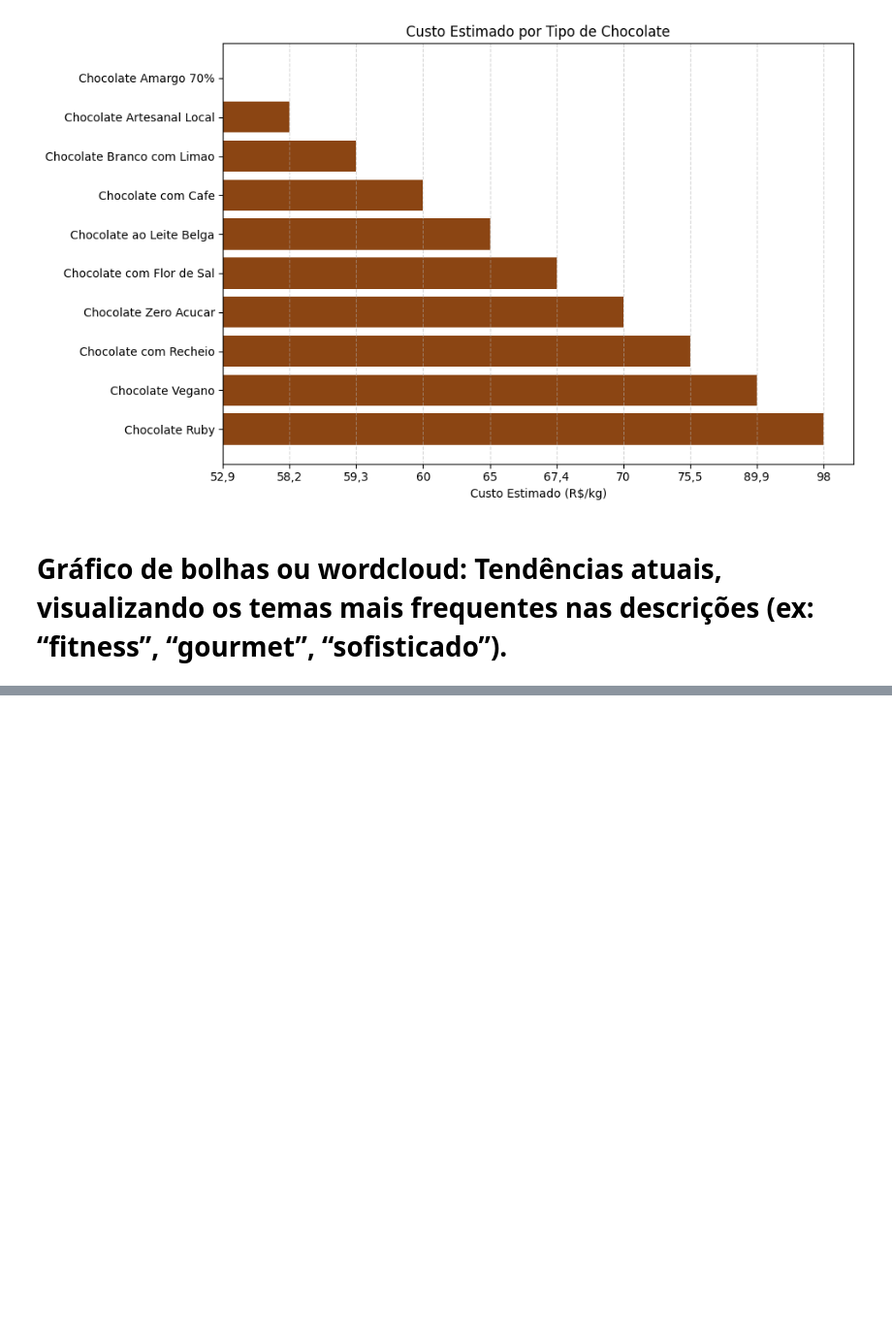
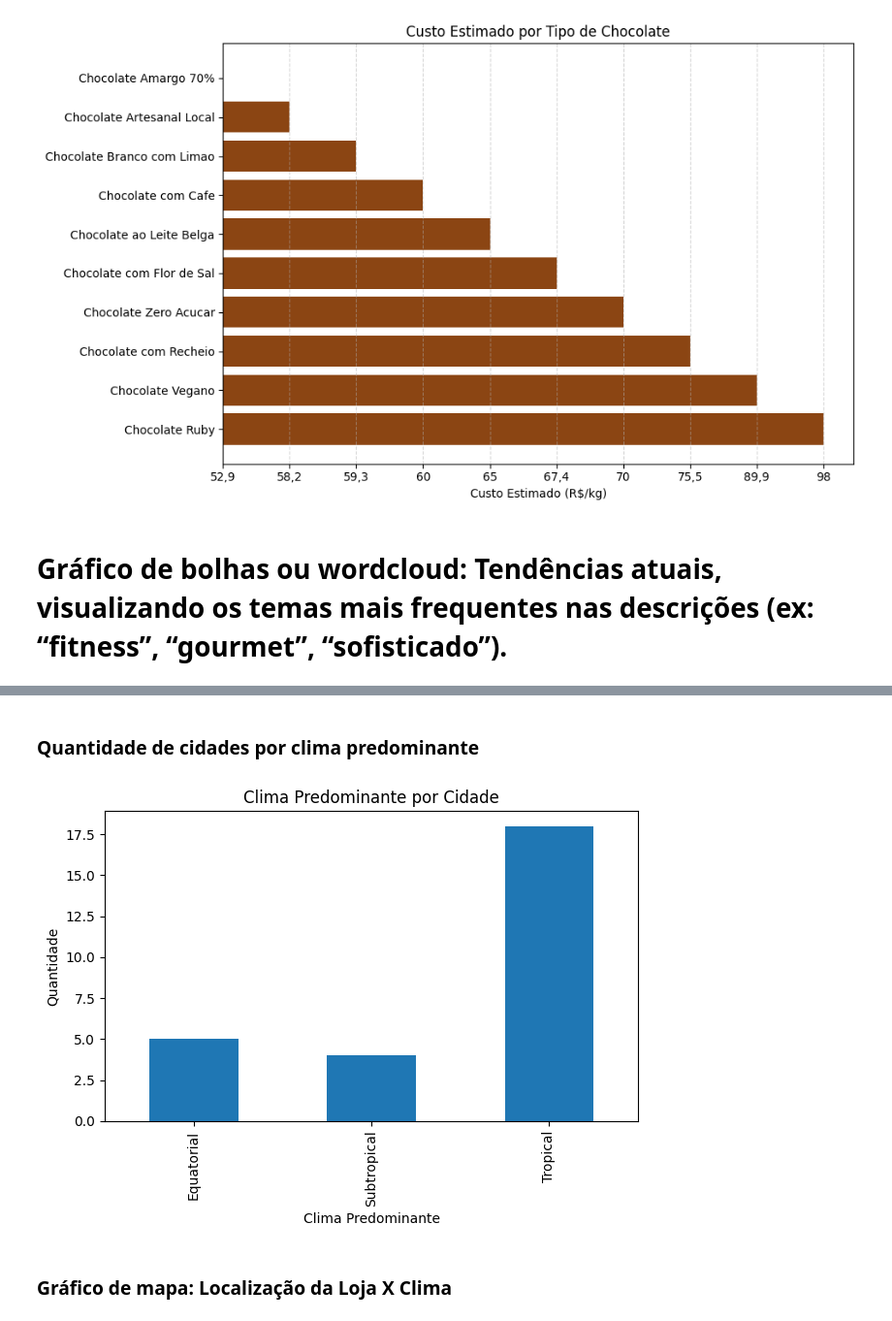
Before and after one commit to sosogasp/devops-api-networks, a Jupyter notebook: graficos.ipynb, the cells around one changed output, grey strips where cells are left out. Shown at 97% size. Saved outputs shown, nothing was run; the diff lists cells and outputs as text; code cells hidden in the pictures; blank space fills up the shorter version.

```diff
--- a/graficos.ipynb
+++ b/graficos.ipynb
@@ -84,0 +184,12 @@ plt.show()
+# %% [markdown]
+### Quantidade de cidades por clima predominante
+# %%
+cidades_clima = df_clima.groupby('Clima Predominante')['Cidade'].count()
+
+cidades_clima.plot(kind='bar', title='Clima Predominante por Cidade', ylabel='Quantidade')
+plt.tight_layout()
+plt.show()
+# %% [output]
+[figure, added]
+# %% [markdown]
+### Gráfico de mapa: Localização da Loja X Clima
```
Also changed, not shown: parts of 9 cells of this notebook, 4 other files.
